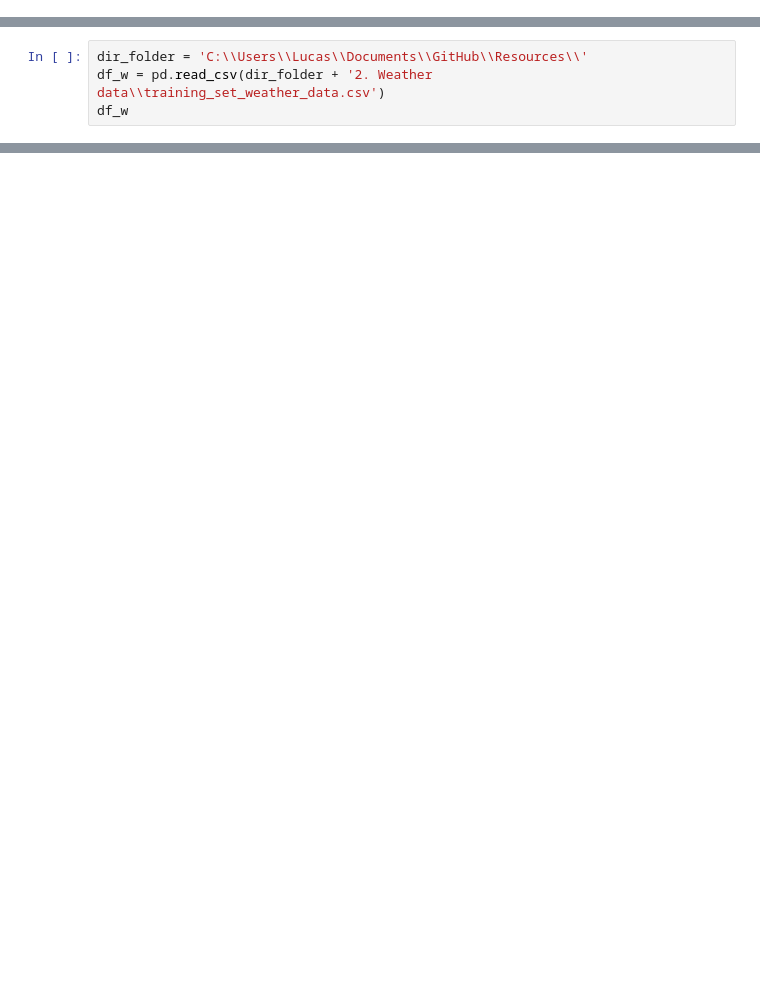
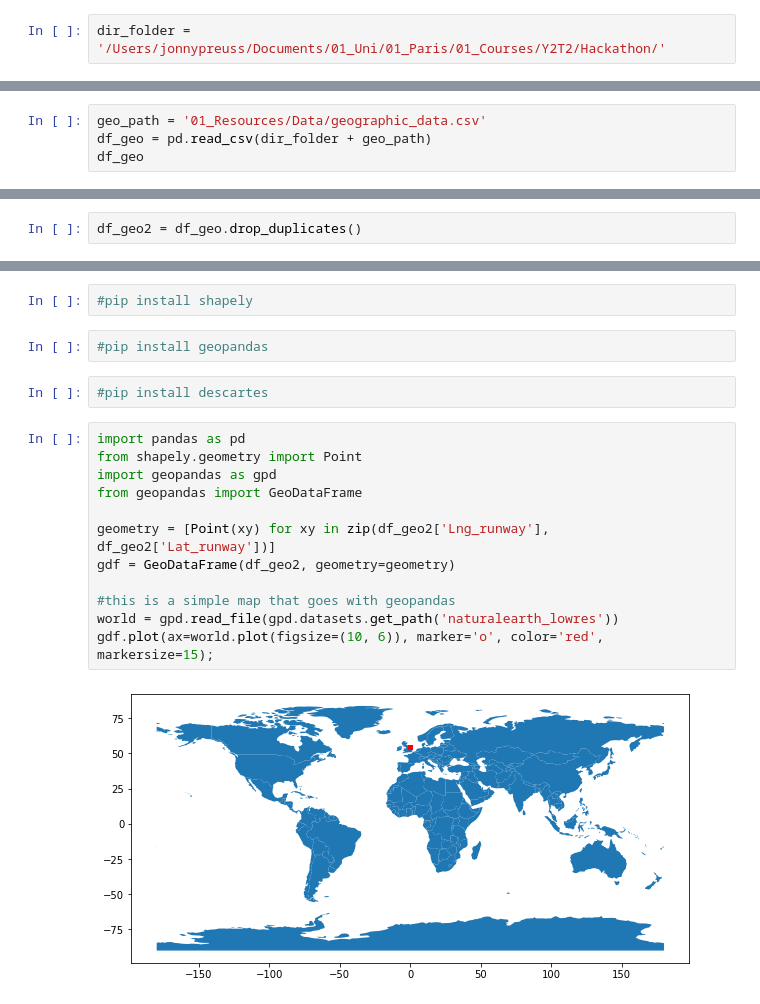
Before and after one commit to damienchambon/Hackathon-Eleven, a Jupyter notebook: data_exploration/Geo_exploration.ipynb, the cells around one changed output, grey strips where cells are left out. Drawn from its saved outputs; the diff is of its cells as text; blank space fills up the shorter version.

```diff
--- a/data_exploration/Geo_exploration.ipynb
+++ b/data_exploration/Geo_exploration.ipynb
@@ -1,3 +13,5 @@
+# %%
+dir_folder = '/Users/jonnypreuss/Documents/01_Uni/01_Paris/01_Courses/Y2T2/Hackathon/'
 # %%
 import pandas as pd
 import numpy as np
@@ -11,4 +21,0 @@ ModuleNotFoundError: No module named 'Hackathon_Eleven'
-# %%
-dir_folder = 'C:\\Users\\Lucas\\Documents\\GitHub\\Resources\\'
-df_w = pd.read_csv(dir_folder + '2. Weather data\\training_set_weather_data.csv')
-df_w
@@ -82,0 +79,4 @@ df_apt_time
+# %%
+geo_path = '01_Resources/Data/geographic_data.csv'
+df_geo = pd.read_csv(dir_folder + geo_path)
+df_geo
@@ -82,0 +171,2 @@ df_apt_time
+# %%
+df_geo2 = df_geo.drop_duplicates()
@@ -82,0 +269,20 @@ df_apt_time
+# %%
+#pip install shapely
+# %%
+#pip install geopandas
+# %%
+#pip install descartes
+# %%
+import pandas as pd
+from shapely.geometry import Point
+import geopandas as gpd
+from geopandas import GeoDataFrame
+
+geometry = [Point(xy) for xy in zip(df_geo2['Lng_runway'], df_geo2['Lat_runway'])]
+gdf = GeoDataFrame(df_geo2, geometry=geometry)
+
+#this is a simple map that goes with geopandas
+world = gpd.read_file(gpd.datasets.get_path('naturalearth_lowres'))
+gdf.plot(ax=world.plot(figsize=(10, 6)), marker='o', color='red', markersize=15);
+# %% [output]
+[figure, added]
```
Also changed, not shown: parts of 31 cells of this notebook.
